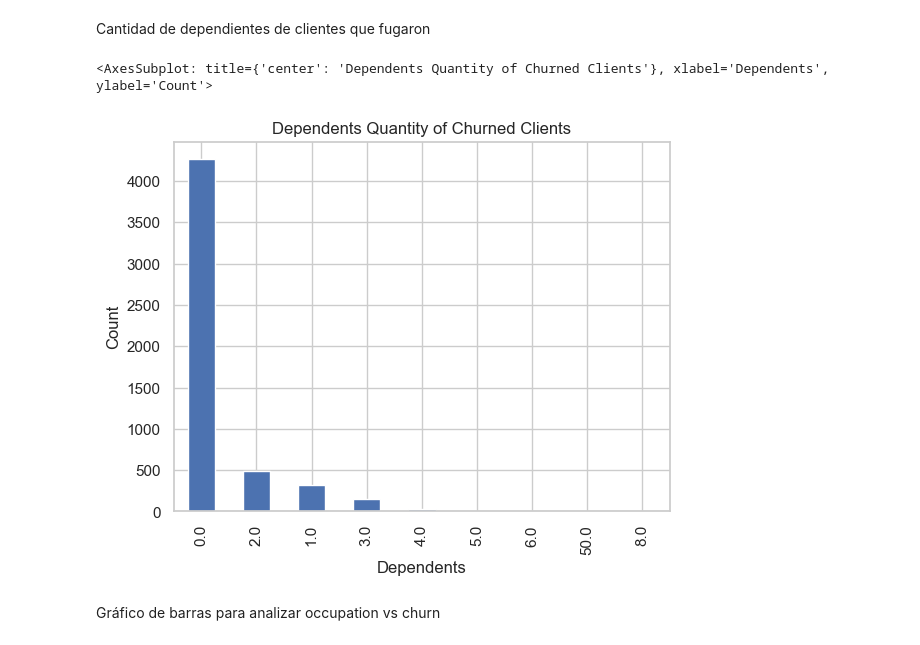
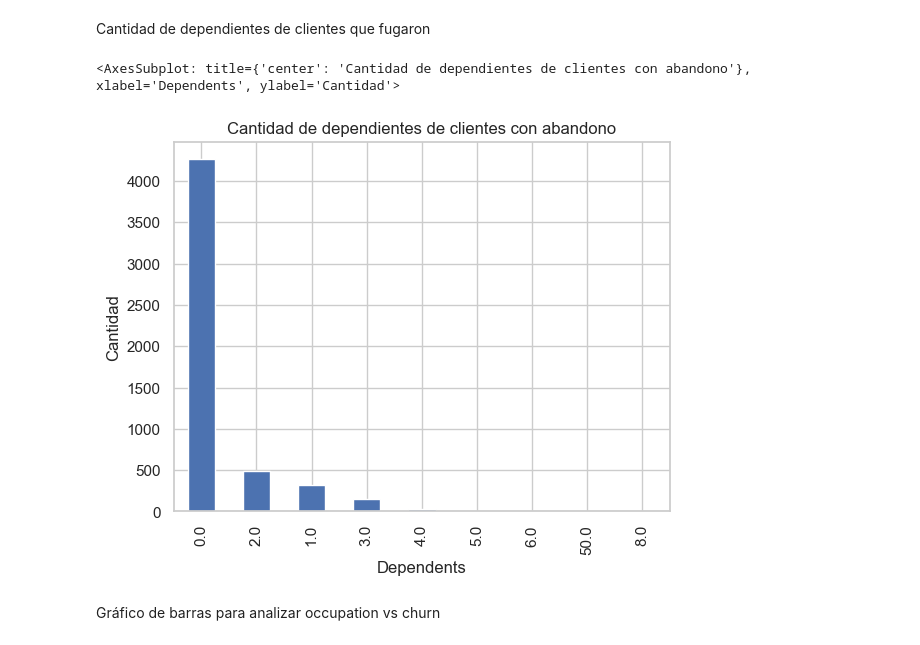
Before and after one commit to LuisBDev/Modelo-de-Prediccion-Fuga-de-Clientes-Banca-NJIT, a Jupyter notebook: Project_BankChurn_Classifier.ipynb, the cells around one changed output. Cells and saved outputs as stored; diff of their text form; code cells hidden in the pictures.

```diff
--- a/Project_BankChurn_Classifier.ipynb
+++ b/Project_BankChurn_Classifier.ipynb
@@ -93,10 +118,11 @@ Cantidad de dependientes de clientes que fugaron
 # %%
 churned_clients = df_clean[df_clean['churn'] == 1]
 dependents_churned = churned_clients['dependents'].value_counts()
-dependents_churned.plot(kind='bar', xlabel='Dependents', ylabel='Count', title='Dependents Quantity of Churned Clients')
+dependents_churned.plot(kind='bar', xlabel='Dependents', ylabel='Cantidad',
+                        title='Cantidad de dependientes de clientes con abandono')
 # %% [output]
-<AxesSubplot: title={'center': 'Dependents Quantity of Churned Clients'}, xlabel='Dependents', ylabel='Count'>
+<AxesSubplot: title={'center': 'Cantidad de dependientes de clientes con abandono'}, xlabel='Dependents', ylabel='Cantidad'>
-[figure, old version]
+[figure, new version]
 # %% [markdown]
 Gráfico de barras para analizar occupation vs churn
 # %%
```
Also changed, not shown: parts of 12 cells of this notebook, 1 other file.
